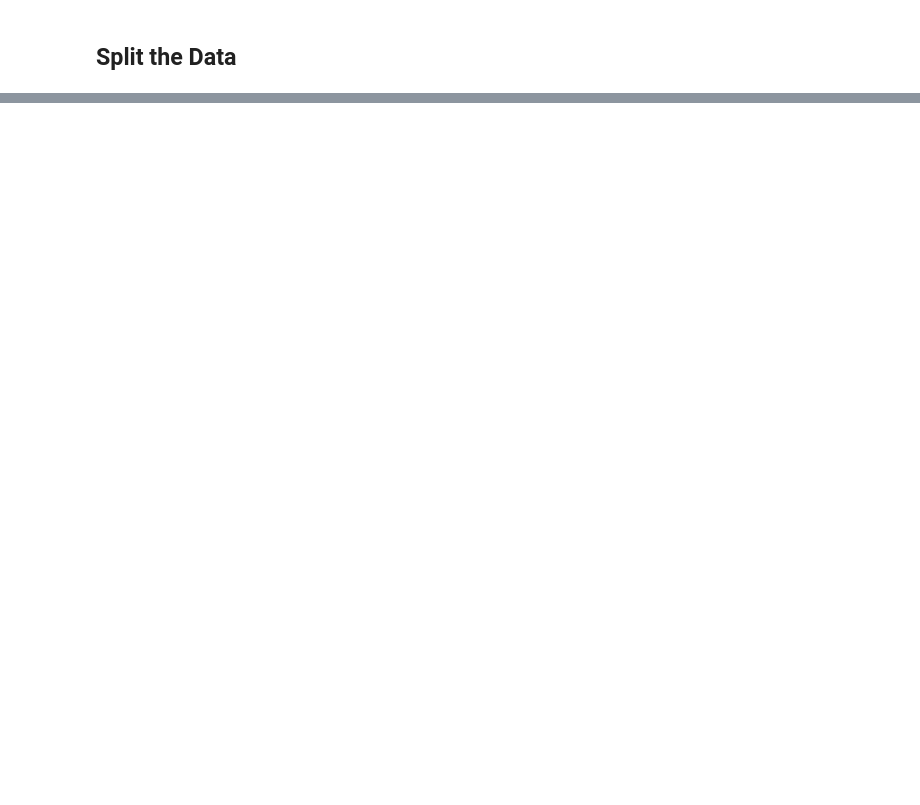
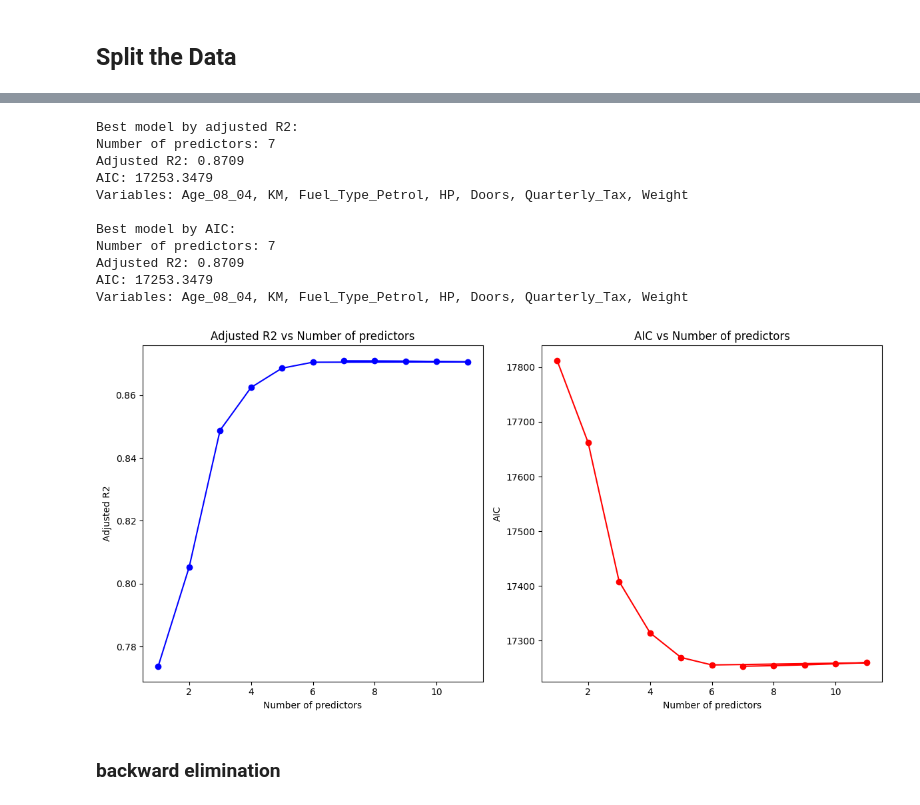
Before and after one commit to jenniferbleaux1/msa550-code-files-2025, a Jupyter notebook: notebooks/02_python_lecture_02-MultipleLinearRegression.ipynb, the cells around one changed output, grey strips where cells are left out. Saved outputs shown, nothing was run; the diff lists cells and outputs as text; code cells hidden in the pictures; blank space fills up the shorter version.

```diff
--- a/notebooks/02_python_lecture_02-MultipleLinearRegression.ipynb
+++ b/notebooks/02_python_lecture_02-MultipleLinearRegression.ipynb
@@ -300,0 +802,18 @@ train_X, valid_X, train_y, valid_y = train_test_split(X, y, test_size=0.3, rando
+# %%
+def adjusted_r2_score(y_true, y_pred, model):
+    r2 = r2_score(y_true, y_pred)
+    n = len(y_true)
+    p = len(model.coef_)
+    return 1 - (1 - r2) * (n - 1) / (n - p - 1)
+# %%
+def train_model(variables):
+    model = LinearRegression()
+    model.fit(train_X[variables], train_y)
+    return model
+
+def score_model(model, variables):
+    pred_y = model.predict(train_X[variables])
+    return -adjusted_r2_score(train_y, pred_y, model)
+# %%
+allVariables = train_X.columns.tolist()
+results = exhaustive_search(allVariables, train_model, score_model)
@@ -300,0 +857,50 @@ train_X, valid_X, train_y, valid_y = train_test_split(X, y, test_size=0.3, rando
+# %%
+
+# Analyze results
+best_r2_model = df_results.iloc[0]
+print(f"\nBest model by adjusted R2:")
+print(f"Number of predictors: {best_r2_model['n']}")
+print(f"Adjusted R2: {best_r2_model['r2adj']:.4f}")
+print(f"AIC: {best_r2_model['AIC']:.4f}")
+print(f"Variables: {', '.join([var for var in allVariables if best_r2_model[var]])}")
+
+best_aic_model = df_results.sort_values('AIC').iloc[0]
+print(f"\nBest model by AIC:")
+print(f"Number of predictors: {best_aic_model['n']}")
+print(f"Adjusted R2: {best_aic_model['r2adj']:.4f}")
+print(f"AIC: {best_aic_model['AIC']:.4f}")
+print(f"Variables: {', '.join([var for var in allVariables if best_aic_model[var]])}")
+
+# Plot R2 and AIC vs number of predictors
+import matplotlib.pyplot as plt
+
+plt.figure(figsize=(12, 6))
+plt.subplot(1, 2, 1)
+plt.plot(df_results['n'], df_results['r2adj'], 'bo-')
+plt.xlabel('Number of predictors')
+plt.ylabel('Adjusted R2')
+plt.title('Adjusted R2 vs Number of predictors')
+
+plt.subplot(1, 2, 2)
+plt.plot(df_results['n'], df_results['AIC'], 'ro-')
+plt.xlabel('Number of predictors')
+plt.ylabel('AIC')
+plt.title('AIC vs Number of predictors')
+
+plt.tight_layout()
+plt.show()
+# %% [output]
+Best model by adjusted R2:
+Number of predictors: 7
+Adjusted R2: 0.8709
+AIC: 17253.3479
+Variables: Age_08_04, KM, Fuel_Type_Petrol, HP, Doors, Quarterly_Tax, Weight
+
+Best model by AIC:
+Number of predictors: 7
+Adjusted R2: 0.8709
+AIC: 17253.3479
+Variables: Age_08_04, KM, Fuel_Type_Petrol, HP, Doors, Quarterly_Tax, Weight
+[figure, added]
+# %% [markdown]
+### backward elimination
```
Also changed, not shown: parts of 54 cells of this notebook.
